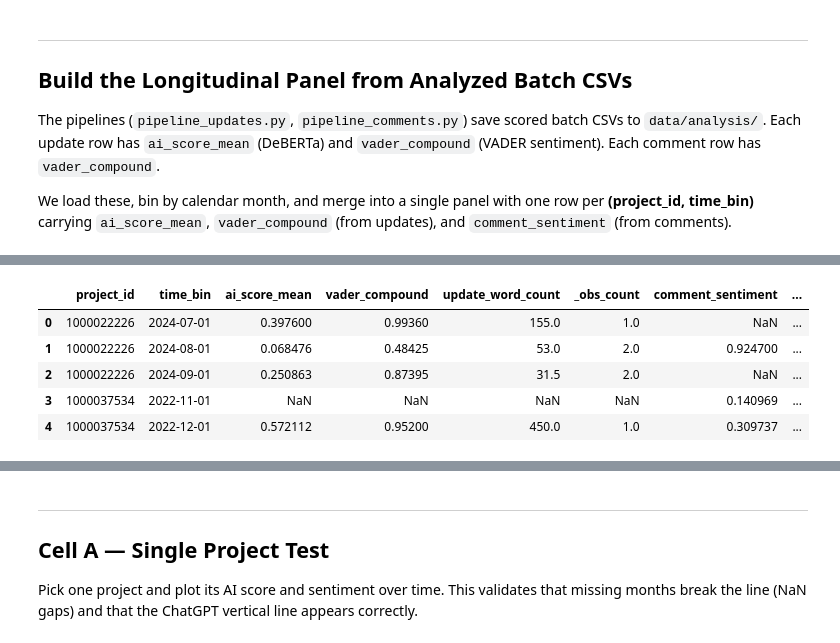
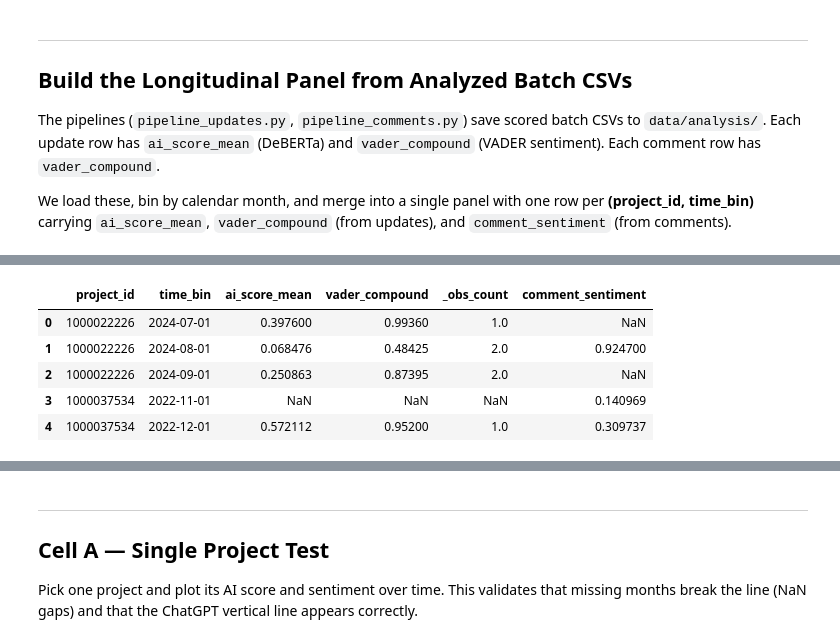
Before and after one commit to benluis/crowdsourcing, a Jupyter notebook: src/analysis/exposure_panel.ipynb, the cells around one changed output, grey strips where cells are left out. Drawn from its saved outputs; the diff is of its cells as text; code cells hidden in the pictures.

```diff
--- a/src/analysis/exposure_panel.ipynb
+++ b/src/analysis/exposure_panel.ipynb
@@ -223,53 +223,21 @@ import glob, os
 
 ANALYSIS_DIR = str(_repo_root() / 'data' / 'analysis')
 
-def load_and_bin(
-    file_pattern,
-    time_col_raw,
-    score_cols,
-    freq='M',
-    text_col_candidates=None,
-    word_count_col_name=None,
-    panel_name='panel',
-):
-    """Load analyzed batch CSVs, assign time bins, and optionally add word counts."""
+def load_and_bin(file_pattern, time_col_raw, score_cols, freq='M'):
+    """Load analyzed batch CSVs, assign time bins, return long DataFrame."""
     files = sorted(glob.glob(file_pattern))
     if not files:
         print(f'No files found for pattern: {file_pattern}')
         return pd.DataFrame()
-
     dfs = [pd.read_csv(f) for f in files]
     raw = pd.concat(dfs, ignore_index=True)
-
     if 'id' in raw.columns:
         raw = raw.drop_duplicates(subset='id')
-
     raw = raw.dropna(subset=['project_id'])
     raw['project_id'] = raw['project_id'].astype(str)
     raw['time_bin'] = assign_time_bin(raw[time_col_raw], freq=freq)
     raw = raw.dropna(subset=['time_bin'])
-
-    if text_col_candidates and word_count_col_name:
-        text_col = next((c for c in text_col_candidates if c in raw.columns), None)
-        if text_col:
-            raw[word_count_col_name] = (
-                raw[text_col]
-                .fillna('')
-                .astype(str)
-                .str.findall(r"\b\w+\b")
-                .str.len()
-            )
-            print(
-                f"{panel_name}: using text column '{text_col}' for word counts "
-                f"(total words={int(raw[word_count_col_name].sum()):,})"
-            )
-        else:
-            print(f"{panel_name}: no text column found in candidates {text_col_candidates}")
-
     keep = ['project_id', 'time_bin'] + [c for c in score_cols if c in raw.columns]
-    if word_count_col_name and word_count_col_name in raw.columns:
-        keep.append(word_count_col_name)
-
     return raw[keep]
 
 # --- Updates (AI score from DeBERTa sentence-level + VADER sentiment) ---
@@ -277,9 +245,6 @@ updates_panel = load_and_bin(
     os.path.join(ANALYSIS_DIR, 'updates_batch_*.csv'),
     time_col_raw='published_at',
     score_cols=['ai_score_mean', 'vader_compound'],
-    text_col_candidates=['body', 'update_body', 'post_body', 'text', 'content'],
-    word_count_col_name='update_word_count',
-    panel_name='updates',
 )
 
 # --- Comments (VADER sentiment only — no AI detection) ---
@@ -287,42 +252,27 @@ comments_panel = load_and_bin(
     os.path.join(ANALYSIS_DIR, 'comments_batch_*.csv'),
     time_col_raw='created_at',
     score_cols=['vader_compound'],
-    text_col_candidates=['body', 'comment', 'text', 'content'],
-    word_count_col_name='comment_word_count',
-    panel_name='comments',
 )
-
-# Quick totals across raw rows
-if not updates_panel.empty and 'update_word_count' in updates_panel.columns:
-    print(f"Updates total words: {int(updates_panel['update_word_count'].sum()):,}")
-if not comments_panel.empty and 'comment_word_count' in comments_panel.columns:
-    print(f"Comments total words: {int(comments_panel['comment_word_count'].sum()):,}")
 
 # Aggregate each to (project_id, time_bin)
 if not updates_panel.empty:
     updates_agg = aggregate_panel(
         updates_panel,
-        score_cols=[
-            c for c in ['ai_score_mean', 'vader_compound', 'update_word_count']
-            if c in updates_panel.columns
-        ],
+        score_cols=[c for c in ['ai_score_mean', 'vader_compound'] if c in updates_panel.columns],
     )
 else:
-    updates_agg = pd.DataFrame(columns=['project_id', 'time_bin', 'ai_score_mean', 'update_word_count'])
+    updates_agg = pd.DataFrame(columns=['project_id', 'time_bin', 'ai_score_mean'])
 
 if not comments_panel.empty:
-    comments_agg = aggregate_panel(
-        comments_panel,
-        score_cols=[c for c in ['vader_compound', 'comment_word_count'] if c in comments_panel.columns],
-    )
+    comments_agg = aggregate_panel(comments_panel, score_cols=['vader_compound'])
     comments_agg = comments_agg.rename(columns={'vader_compound': 'comment_sentiment'})
 else:
-    comments_agg = pd.DataFrame(columns=['project_id', 'time_bin', 'comment_sentiment', 'comment_word_count'])
+    comments_agg = pd.DataFrame(columns=['project_id', 'time_bin', 'comment_sentiment'])
 
 # Merge updates + comments on (project_id, time_bin)
 if not updates_agg.empty and not comments_agg.empty:
     panel = updates_agg.merge(
-        comments_agg[['project_id', 'time_bin', 'comment_sentiment', 'comment_word_count']],
+        comments_agg[['project_id', 'time_bin', 'comment_sentiment']],
         on=['project_id', 'time_bin'],
         how='outer',
     )
@@ -346,9 +292,9 @@ Columns: ['project_id', 'time_bin', 'ai_score_mean', 'vader_compound', 'update_w
-|  | project_id | time_bin | ai_score_mean | vader_compound | update_word_count | _obs_count | comment_sentiment | ... |
-| 0 | 1000022226 | 2024-07-01 | 0.397600 | 0.99360 | 155.0 | 1.0 | NaN | ... |
-| 1 | 1000022226 | 2024-08-01 | 0.068476 | 0.48425 | 53.0 | 2.0 | 0.924700 | ... |
-| 2 | 1000022226 | 2024-09-01 | 0.250863 | 0.87395 | 31.5 | 2.0 | NaN | ... |
-| 3 | 1000037534 | 2022-11-01 | NaN | NaN | NaN | NaN | 0.140969 | ... |
-| 4 | 1000037534 | 2022-12-01 | 0.572112 | 0.95200 | 450.0 | 1.0 | 0.309737 | ... |
+|  | project_id | time_bin | ai_score_mean | vader_compound | _obs_count | comment_sentiment |
+| 0 | 1000022226 | 2024-07-01 | 0.397600 | 0.99360 | 1.0 | NaN |
+| 1 | 1000022226 | 2024-08-01 | 0.068476 | 0.48425 | 2.0 | 0.924700 |
+| 2 | 1000022226 | 2024-09-01 | 0.250863 | 0.87395 | 2.0 | NaN |
+| 3 | 1000037534 | 2022-11-01 | NaN | NaN | NaN | 0.140969 |
+| 4 | 1000037534 | 2022-12-01 | 0.572112 | 0.95200 | 1.0 | 0.309737 |
 # %%
 # Step 4: Filter panel to the DID sample and merge covariates
 
```
Also changed, not shown: parts of 3 cells of this notebook, 2 other files.
